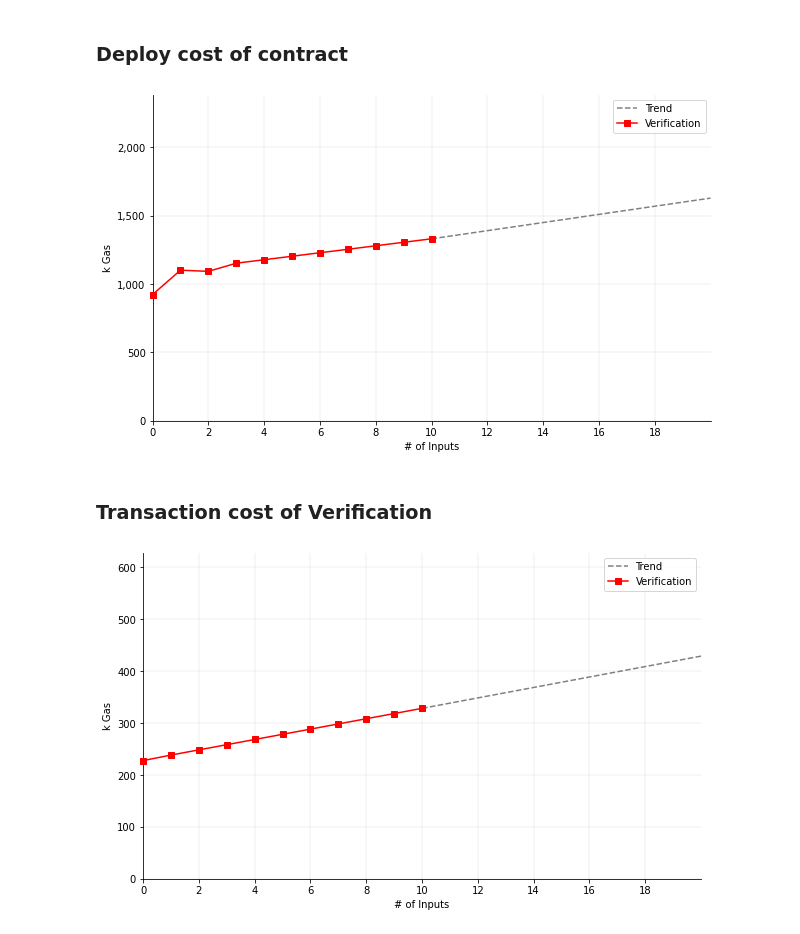
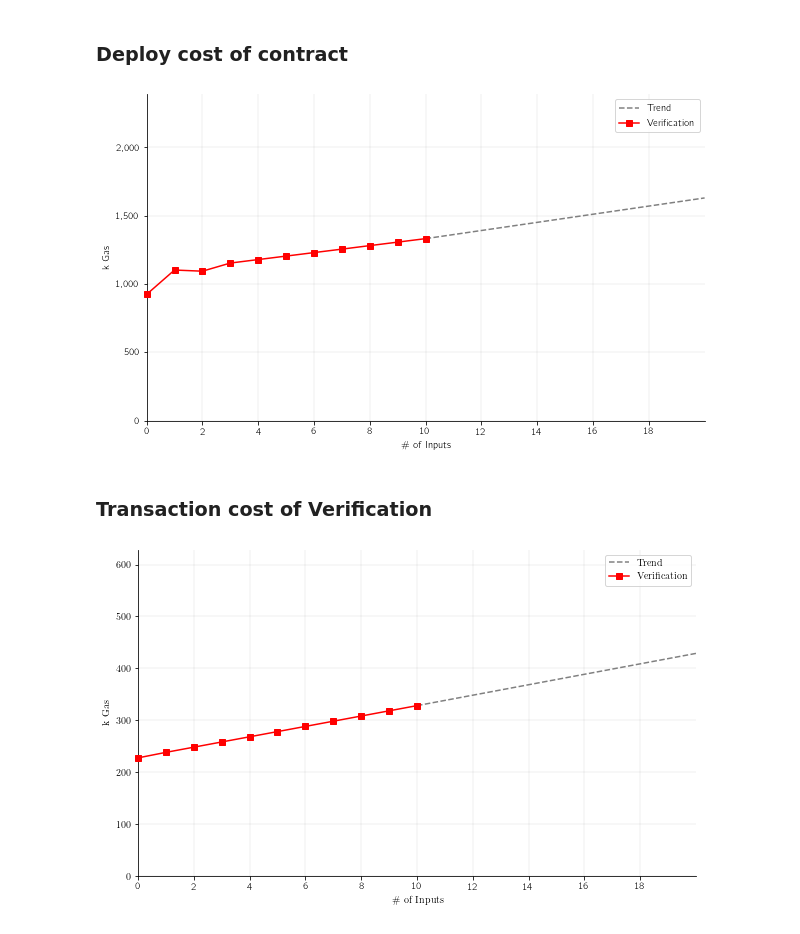
Before and after one commit to JacobEberhardt/ZoKratesBenchmarks, a Jupyter notebook: input_benchmark.ipynb, the cells around one changed output. Saved outputs shown, nothing was run; the diff lists cells and outputs as text; code cells hidden in the pictures.

Commit message:
Latex-based text rendering for figures

```diff
--- a/input_benchmark.ipynb
+++ b/input_benchmark.ipynb
@@ -262,40 +262,44 @@ ax.plot([max_inputs, max_inputs * trend_factor], [results_deploy[max_inputs] / 1
 ax.plot(list(range(0, len(results_deploy))), [x / 1000 for x in results_deploy], '-rs', label="Verification", clip_on=False, zorder=100)
 ax.axis([0, max_inputs*trend_factor, 0, results_deploy[max_inputs]*1.1*y_trend/1000/1000])
 
 # set x axis ticks
 x_int = range(0, math.ceil(max_inputs*trend_factor),2) # calculate x axis values
 ax.set_xticks(x_int)
 
 # format y axis numbers
 ax.yaxis.set_major_formatter(mpl.ticker.StrMethodFormatter('{x:,.0f}'))
 
 # removing top and right borders
 ax.spines['top'].set_visible(False)
 ax.spines['right'].set_visible(False)
 
 # adds a title and axes labels
 # ax.set_title('Deployment Cost')
-ax.set_xlabel('# of Inputs')
+ax.set_xlabel('\# of Inputs')
 ax.set_ylabel('k Gas')
 
 # adds major gridlines
 ax.grid(color='grey', linestyle='-', linewidth=0.25, alpha=0.5)
 
 # adds legend
 ax.legend()
 
 # set size
 fig.set_size_inches(10,6)
 
 # save as pdf
 fig.savefig('exports/deploy.pdf')
 # %% [output]
-[figure, old version]
+[figure, new version]
 # %% [markdown]
 ### Transaction cost of Verification
 # %%
 import math
 import matplotlib as mpl
+
+# Use Latex for text rendering. Commented out, then uses default font)
+mpl.rc('text', usetex=True)
+mpl.rc('font',**{'family':'serif','sans-serif':['Computer Modern']})
 
 # calculate trendline slope
 y_trend = calc_trend_slope(0, results_verify[0], max_inputs, results_verify[max_inputs])
@@ -317,7 +321,7 @@ ax.spines['right'].set_visible(False)
 
 # adds a title and axes labels
 # ax.set_title('Deployment Cost')
-ax.set_xlabel('# of Inputs')
+ax.set_xlabel('\# of Inputs')
 ax.set_ylabel('k Gas')
 
 # adds major gridlines
@@ -335,4 +339,4 @@ fig.set_size_inches(10,6)
 # save as pdf
 fig.savefig('exports/verification.pdf')
 # %% [output]
-[figure, old version]
+[figure, new version]
```
Also changed, not shown: 2 other files.
